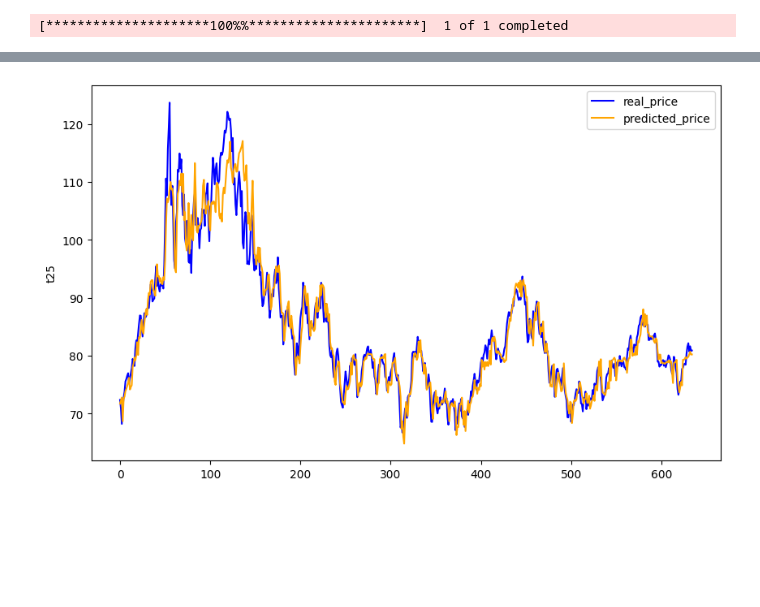
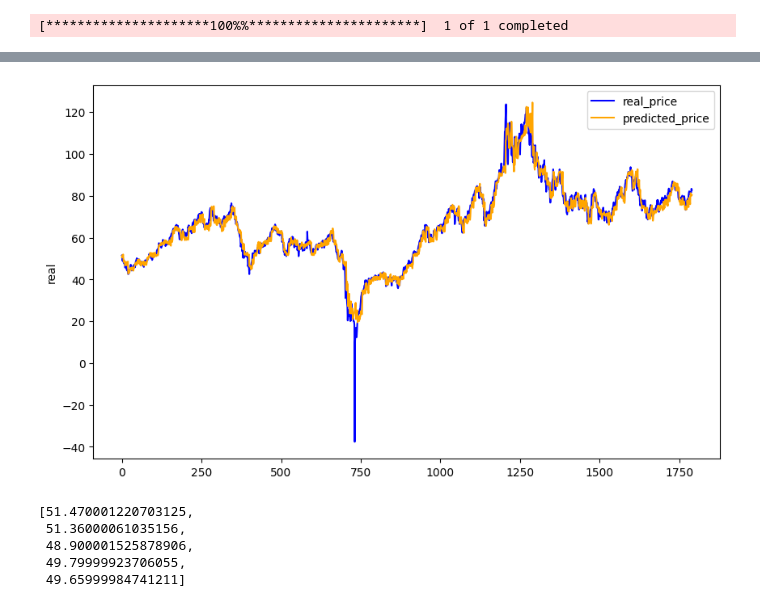
Before and after one commit to thomasfsr/mlflow_yfinance, a Jupyter notebook: notebook/note.ipynb, the cells around one changed output, grey strips where cells are left out. Saved outputs shown, nothing was run; the diff lists cells and outputs as text; code cells hidden in the pictures; blank space fills up the shorter version.

```diff
--- a/notebook/note.ipynb
+++ b/notebook/note.ipynb
@@ -35,16 +52,9 @@ X_train, X_test, y_train, y_test= model.splitting_sum_vol()
 [*********************100%%**********************]  1 of 1 completed
 # %%
 import pickle
-with open('model.pkl', 'rb') as file:
+with open('model_xg.pkl', 'rb') as file:
     loaded_model = pickle.load(file)
 # %%
 y_pred = loaded_model.predict(X_test)
-# %%
-data = pd.DataFrame({
-    'Index': range(len(y_test.iloc[0])),
-    'True Values': y_test.iloc[0],
-    'Predicted Values': y_pred[0]
-})
-
-y_test1 = y_test.iloc[0]
-y_pred1 = y_pred[0]
+# %%
+y_test.reset_index(drop=True,inplace=True)
@@ -51,12 +77,28 @@ y_pred1 = y_pred[0]
+# %%
+Y_test = []
+Y_pred = []
+for i in range(0,len(y_test)):
+    y_test1 = y_test.iloc[i,:].values.tolist()
+    y_pred1 = y_pred[i,:].tolist()
+    Y_pred+=y_pred1
+    Y_test+=y_test1
 # %%
-i=0
-y_test1 = y_test.reset_index(drop=True)
-y_test1 = y_test1.iloc[:,i]
-y_pred1 = y_pred[:,i]
+df_y = pd.DataFrame({
+    'pred': Y_pred,
+    'real': Y_test
+})
 plt.figure(figsize=(10, 6))
-sns.lineplot(data=y_test1, color='blue', label='real_price')
-sns.lineplot(data=y_pred1, color='orange', label='predicted_price')
+sns.lineplot(data=df_y['real'], color='blue', label='real_price')
+sns.lineplot(data=df_y['pred'], color='orange', label='predicted_price')
 plt.legend()
 plt.show()
 # %% [output]
-[figure, old version]
+[figure, new version]
+# %%
+y_test.iloc[0].values.tolist()
+# %% [output]
+[51.470001220703125,
+ 51.36000061035156,
+ 48.900001525878906,
+ 49.79999923706055,
+ 49.65999984741211]
```
Also changed, not shown: parts of 8 cells of this notebook, 15 other files.
